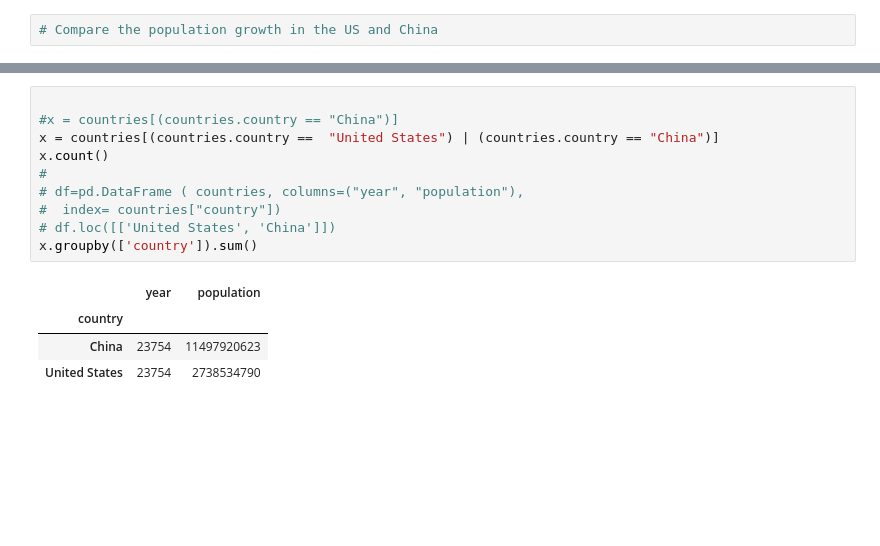
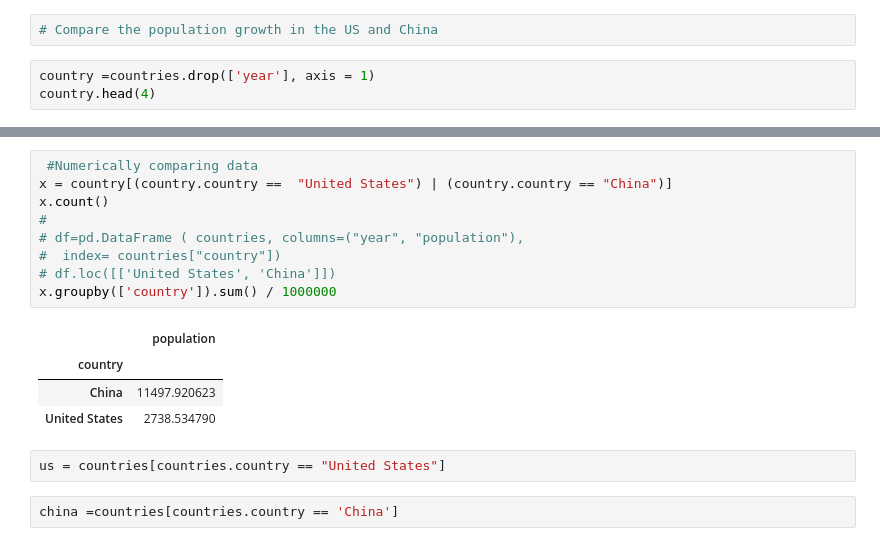
Before and after one commit to ajay152603/Phthon-for-DS, a Jupyter notebook: 4. Module 1: Data Science - Understaning visulization in detail.ipynb, the cells around one changed output, grey strips where cells are left out. Saved outputs shown, nothing was run; the diff lists cells and outputs as text; blank space fills up the shorter version.

```diff
--- a/4. Module 1: Data Science - Understaning visulization in detail.ipynb
+++ b/4. Module 1: Data Science - Understaning visulization in detail.ipynb
@@ -116,2 +105,5 @@ countries
 # %%
 # Compare the population growth in the US and China
+# %%
+country =countries.drop(['year'], axis = 1)
+country.head(4)
@@ -118,15 +116,18 @@ countries
 # %%
-
-#x = countries[(countries.country == "China")]
-x = countries[(countries.country ==  "United States") | (countries.country == "China")]
+ #Numerically comparing data
+x = country[(country.country ==  "United States") | (country.country == "China")]
 x.count()
 #
 # df=pd.DataFrame ( countries, columns=("year",	"population"),
 #  index= countries["country"])
 # df.loc([['United States', 'China']])
-x.groupby(['country']).sum()
+x.groupby(['country']).sum() / 1000000
 # %% [output]
-|  | year | population |
-| country |  |  |
-| China | 23754 | 11497920623 |
-| United States | 23754 | 2738534790 |
+|  | population |
+| country |  |
+| China | 11497.920623 |
+| United States | 2738.534790 |
+# %%
+us = countries[countries.country == "United States"]
+# %%
+china =countries[countries.country == 'China']
```
Also changed, not shown: parts of 20 cells of this notebook.
